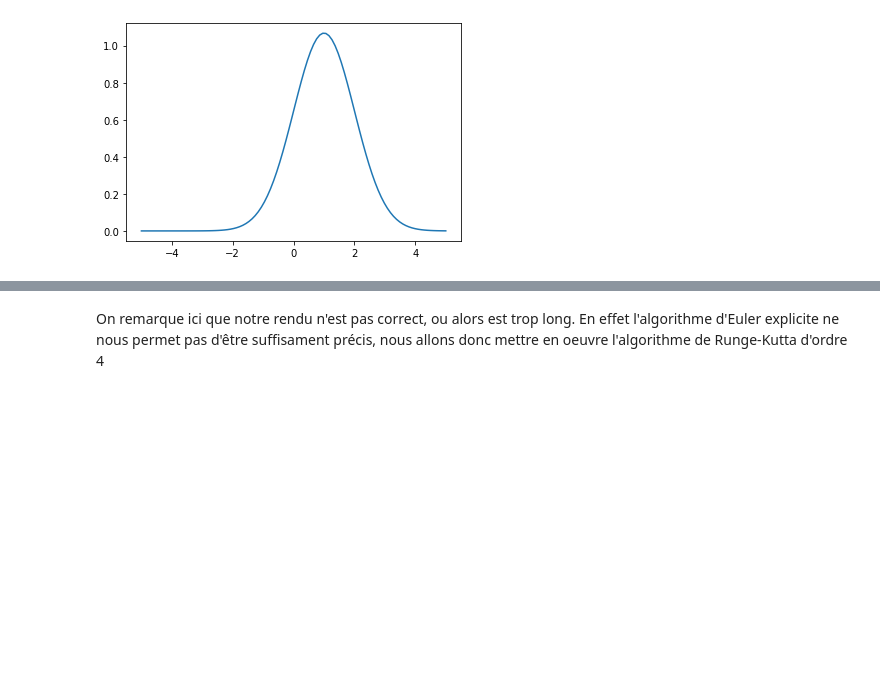
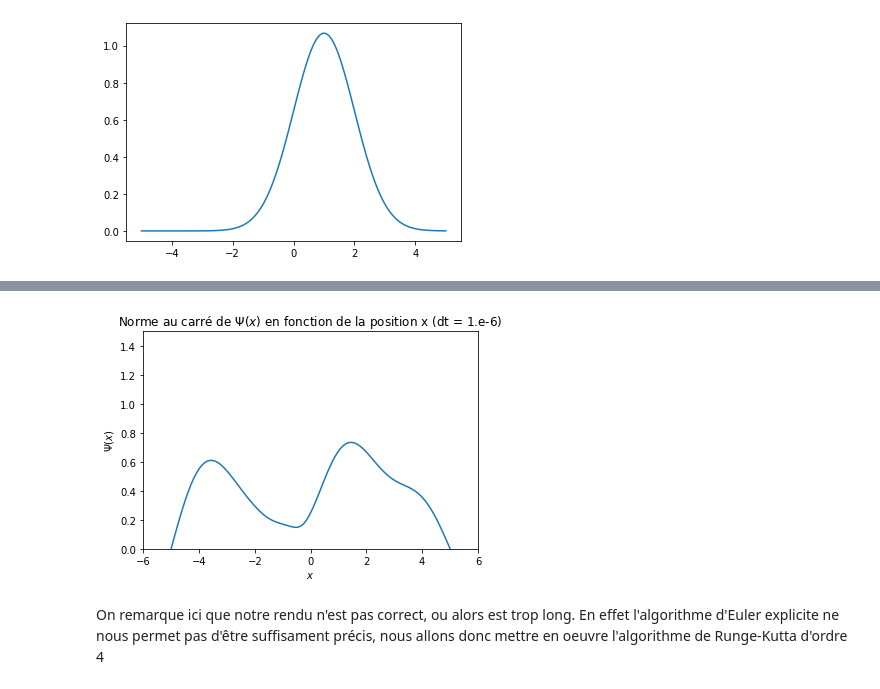
Before and after one commit to lucasboistay/shrodinger_simulation, a Jupyter notebook: evo_temp.ipynb, the cells around one changed output, grey strips where cells are left out. Cells and saved outputs as stored; diff of their text form; code cells hidden in the pictures; blank space fills up the shorter version.

```diff
--- a/evo_temp.ipynb
+++ b/evo_temp.ipynb
@@ -158,6 +197,8 @@ for i in range(N):
     inside_exp = -((x[i]-x0)**2)/(2*(sigma**2))
     psi[0][i] = np.exp(inside_exp)/(sigma*np.sqrt(2*np.pi))
 
+psi[i+1][0] = 0
+psi[i+1][N-1] = 0
 psi[0] = normalize(psi[0],dx)
 
 
@@ -205,3 +215,7 @@ plt.show()
+# %%
+animatefig(psi)
+# %% [output]
+[figure, added]
 # %% [markdown]
 On remarque ici que notre rendu n'est pas correct, ou alors est trop long. En effet l'algorithme d'Euler explicite ne nous permet pas d'être suffisament précis, nous allons donc mettre en oeuvre l'algorithme de Runge-Kutta d'ordre 4
 # %% [markdown]
```
Also changed, not shown: parts of 11 cells of this notebook, 20 other files.
